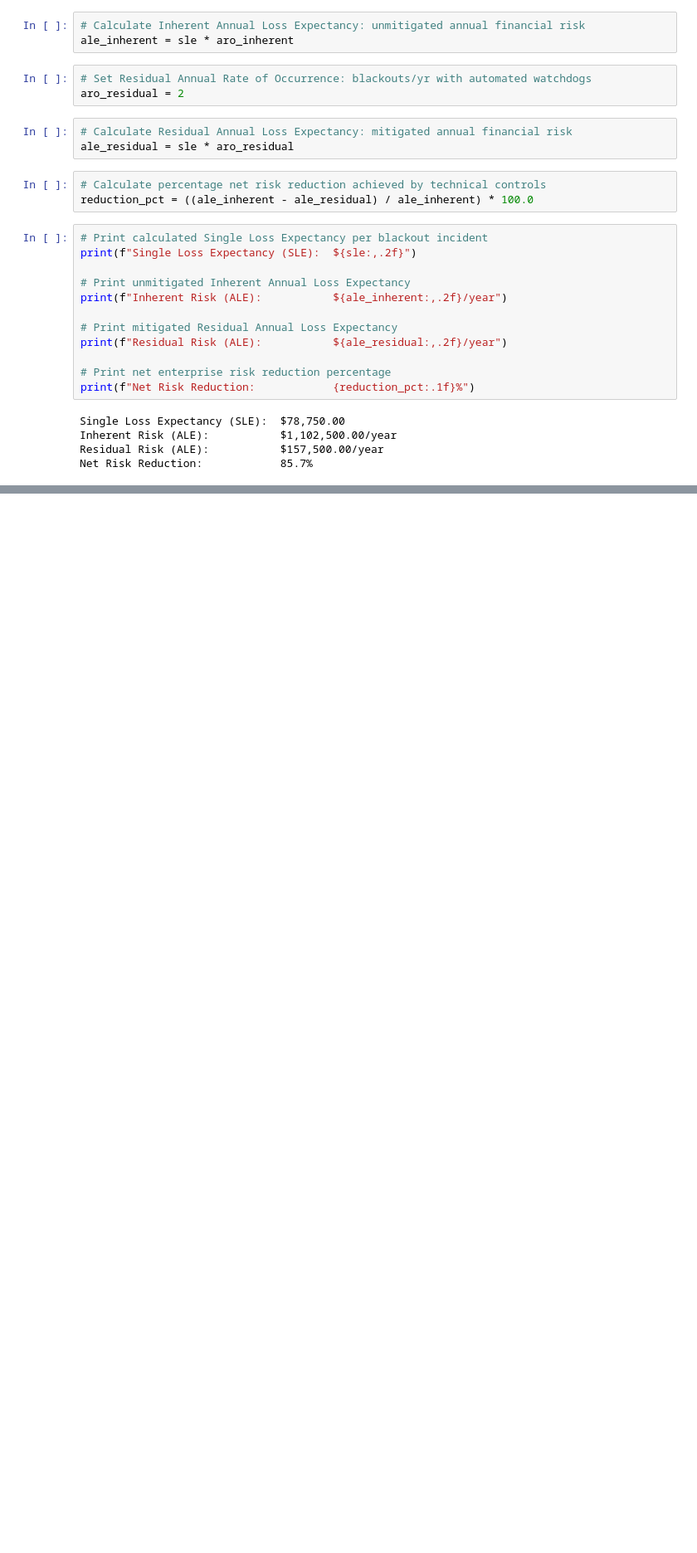
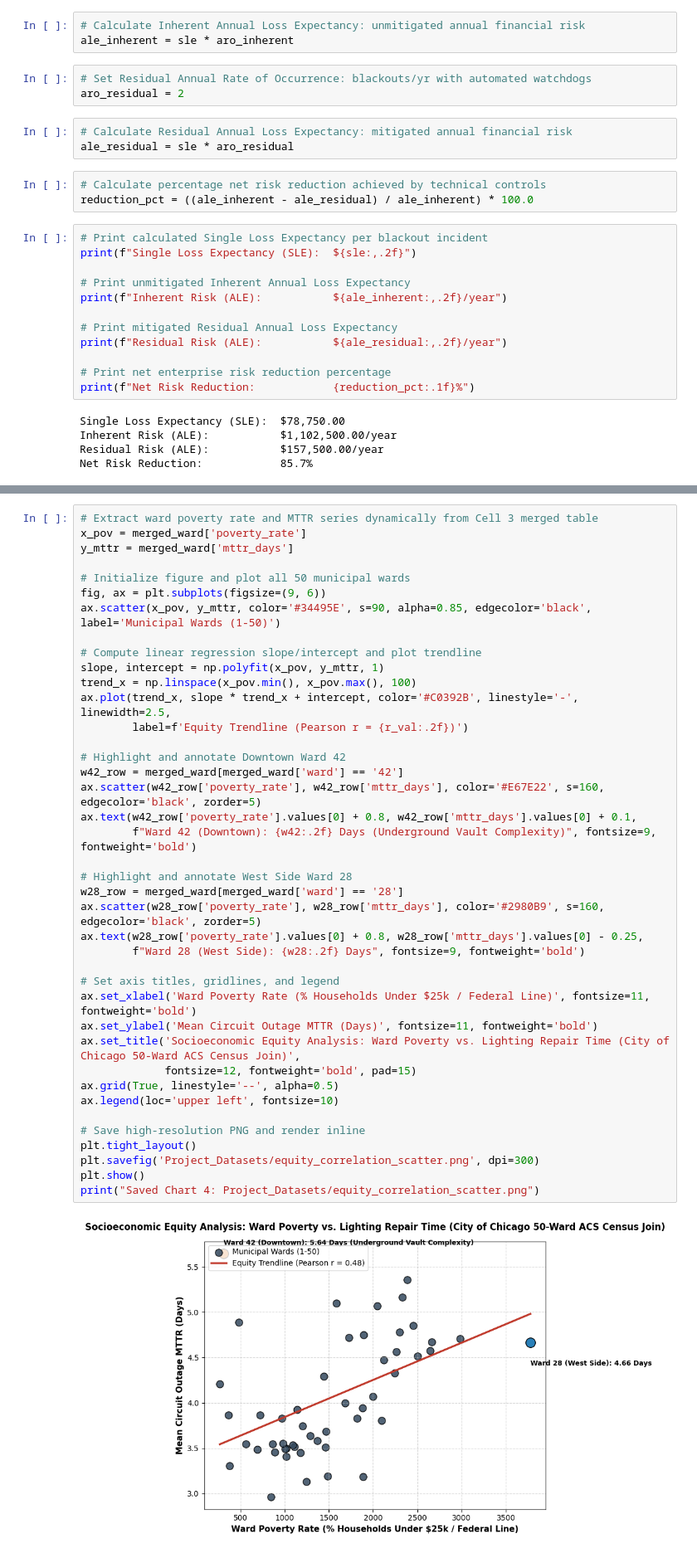
Before and after one commit to amcclarence/McClarence_A_CIS260_IT_Risk_Project, a Jupyter notebook: McClarence_Asha_CIS260_Project.ipynb, the cells around one changed output, grey strips where cells are left out. Shown at 83% size. Cells and saved outputs as stored; diff of their text form; blank space fills up the shorter version.

```diff
--- a/McClarence_Asha_CIS260_Project.ipynb
+++ b/McClarence_Asha_CIS260_Project.ipynb
@@ -383,0 +616,42 @@ Net Risk Reduction:            85.7%
+# %%
+# Extract ward poverty rate and MTTR series dynamically from Cell 3 merged table
+x_pov = merged_ward['poverty_rate']
+y_mttr = merged_ward['mttr_days']
+
+# Initialize figure and plot all 50 municipal wards
+fig, ax = plt.subplots(figsize=(9, 6))
+ax.scatter(x_pov, y_mttr, color='#34495E', s=90, alpha=0.85, edgecolor='black', label='Municipal Wards (1-50)')
+
+# Compute linear regression slope/intercept and plot trendline
+slope, intercept = np.polyfit(x_pov, y_mttr, 1)
+trend_x = np.linspace(x_pov.min(), x_pov.max(), 100)
+ax.plot(trend_x, slope * trend_x + intercept, color='#C0392B', linestyle='-', linewidth=2.5,
+        label=f'Equity Trendline (Pearson r = {r_val:.2f})')
+
+# Highlight and annotate Downtown Ward 42
+w42_row = merged_ward[merged_ward['ward'] == '42']
+ax.scatter(w42_row['poverty_rate'], w42_row['mttr_days'], color='#E67E22', s=160, edgecolor='black', zorder=5)
+ax.text(w42_row['poverty_rate'].values[0] + 0.8, w42_row['mttr_days'].values[0] + 0.1,
+        f"Ward 42 (Downtown): {w42:.2f} Days (Underground Vault Complexity)", fontsize=9, fontweight='bold')
+
+# Highlight and annotate West Side Ward 28
+w28_row = merged_ward[merged_ward['ward'] == '28']
+ax.scatter(w28_row['poverty_rate'], w28_row['mttr_days'], color='#2980B9', s=160, edgecolor='black', zorder=5)
+ax.text(w28_row['poverty_rate'].values[0] + 0.8, w28_row['mttr_days'].values[0] - 0.25,
+        f"Ward 28 (West Side): {w28:.2f} Days", fontsize=9, fontweight='bold')
+
+# Set axis titles, gridlines, and legend
+ax.set_xlabel('Ward Poverty Rate (% Households Under $25k / Federal Line)', fontsize=11, fontweight='bold')
+ax.set_ylabel('Mean Circuit Outage MTTR (Days)', fontsize=11, fontweight='bold')
+ax.set_title('Socioeconomic Equity Analysis: Ward Poverty vs. Lighting Repair Time (City of Chicago 50-Ward ACS Census Join)',
+             fontsize=12, fontweight='bold', pad=15)
+ax.grid(True, linestyle='--', alpha=0.5)
+ax.legend(loc='upper left', fontsize=10)
+
+# Save high-resolution PNG and render inline
+plt.tight_layout()
+plt.savefig('Project_Datasets/equity_correlation_scatter.png', dpi=300)
+plt.show()
+print("Saved Chart 4: Project_Datasets/equity_correlation_scatter.png")
+# %% [output]
+[figure, added]
```
Also changed, not shown: parts of 12 cells of this notebook.
